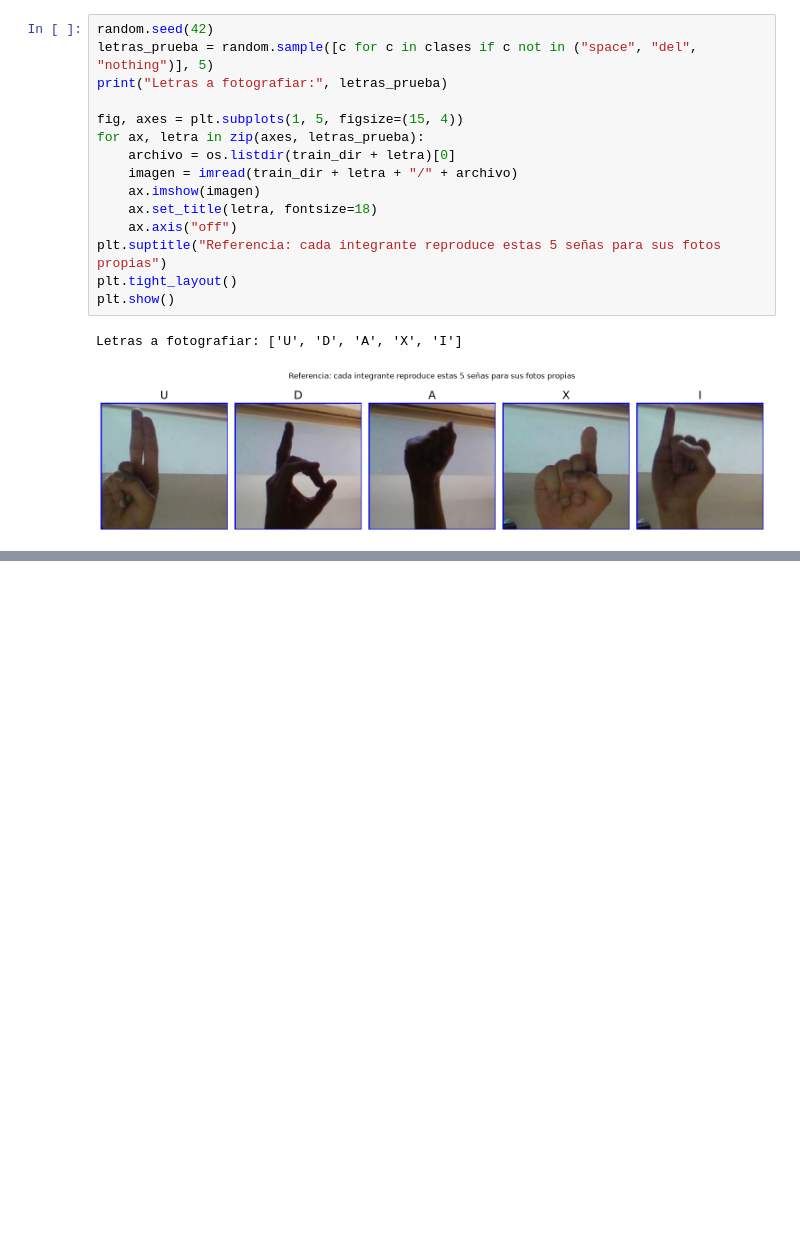
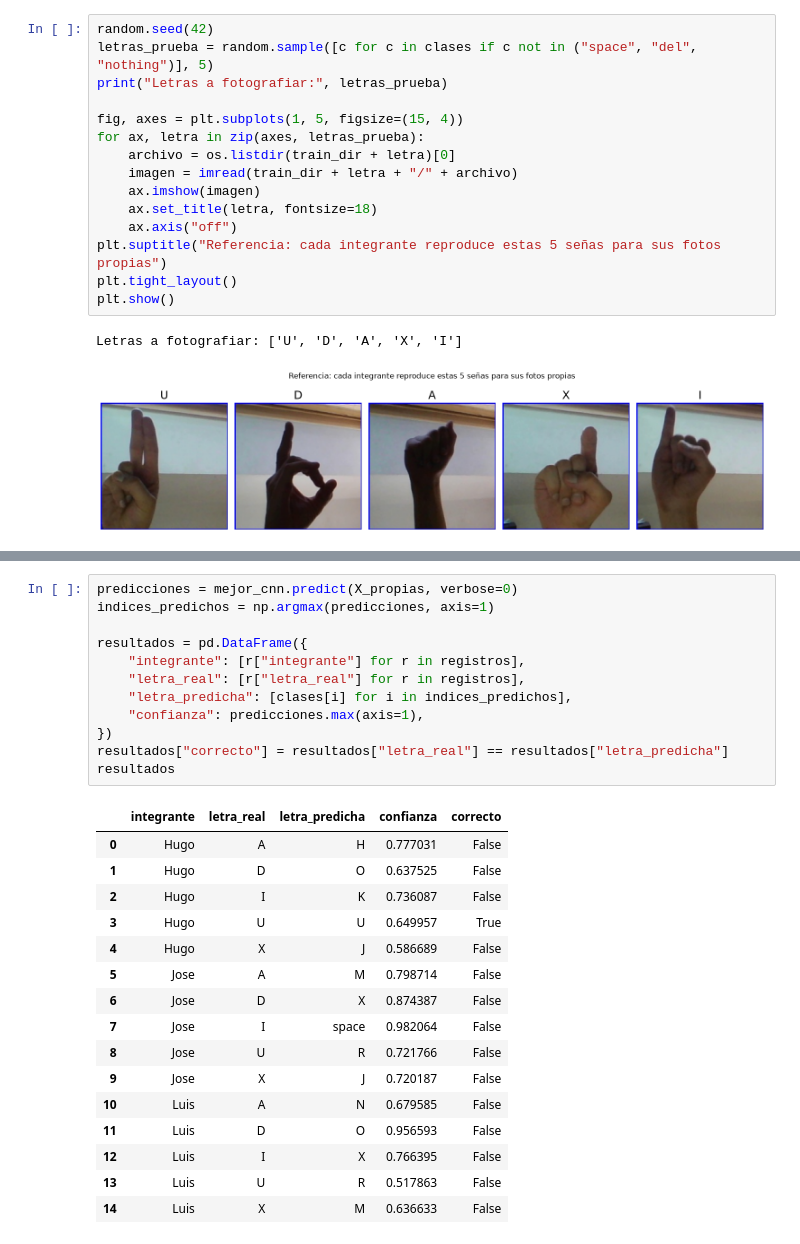
Before and after one commit to Hugo2049/Laboratorio-3-data-science, a Jupyter notebook: Laboratorio3_ASL.ipynb, the cells around one changed output, grey strips where cells are left out. Saved outputs shown, nothing was run; the diff lists cells and outputs as text; blank space fills up the shorter version.

```diff
--- a/Laboratorio3_ASL.ipynb
+++ b/Laboratorio3_ASL.ipynb
@@ -724,0 +748,29 @@ Letras a fotografiar: ['U', 'D', 'A', 'X', 'I']
+# %%
+predicciones = mejor_cnn.predict(X_propias, verbose=0)
+indices_predichos = np.argmax(predicciones, axis=1)
+
+resultados = pd.DataFrame({
+    "integrante": [r["integrante"] for r in registros],
+    "letra_real": [r["letra_real"] for r in registros],
+    "letra_predicha": [clases[i] for i in indices_predichos],
+    "confianza": predicciones.max(axis=1),
+})
+resultados["correcto"] = resultados["letra_real"] == resultados["letra_predicha"]
+resultados
+# %% [output]
+|  | integrante | letra_real | letra_predicha | confianza | correcto |
+| 0 | Hugo | A | H | 0.777031 | False |
+| 1 | Hugo | D | O | 0.637525 | False |
+| 2 | Hugo | I | K | 0.736087 | False |
+| 3 | Hugo | U | U | 0.649957 | True |
+| 4 | Hugo | X | J | 0.586689 | False |
+| 5 | Jose | A | M | 0.798714 | False |
+| 6 | Jose | D | X | 0.874387 | False |
+| 7 | Jose | I | space | 0.982064 | False |
+| 8 | Jose | U | R | 0.721766 | False |
+| 9 | Jose | X | J | 0.720187 | False |
+| 10 | Luis | A | N | 0.679585 | False |
+| 11 | Luis | D | O | 0.956593 | False |
+| 12 | Luis | I | X | 0.766395 | False |
+| 13 | Luis | U | R | 0.517863 | False |
+| 14 | Luis | X | M | 0.636633 | False |
```
Also changed, not shown: parts of 13 cells of this notebook, 2 other files.
